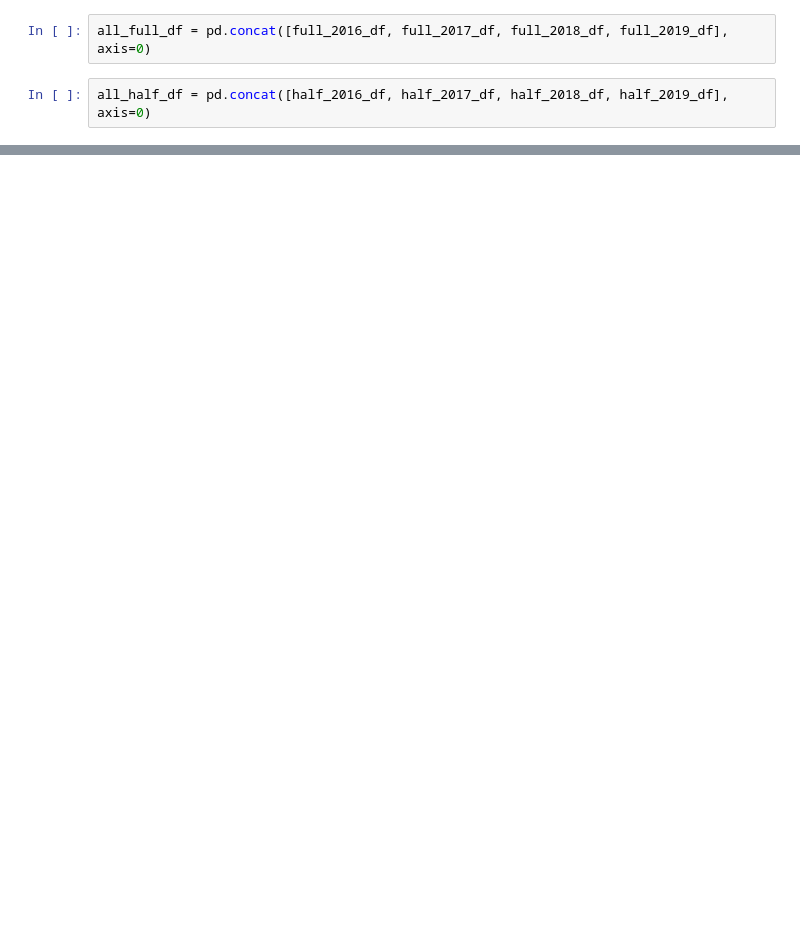
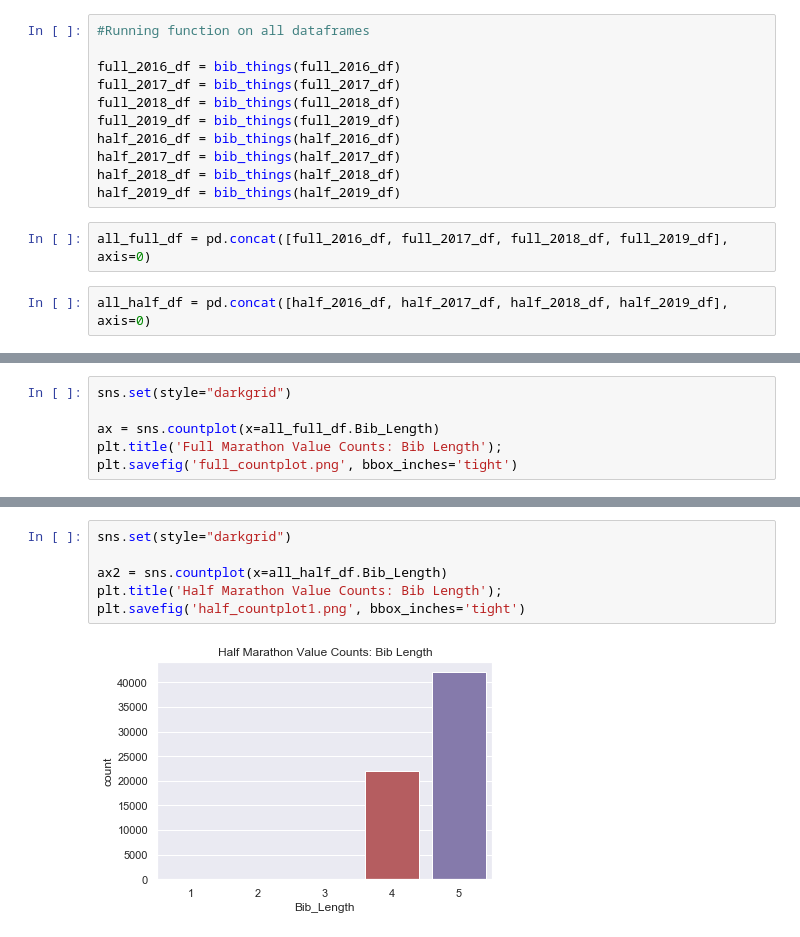
Before and after one commit to rossdingwall/webscraping_marathons, a Jupyter notebook: Ross Marathons From CSV.ipynb, the cells around one changed output, grey strips where cells are left out. Cells and saved outputs as stored; diff of their text form; blank space fills up the shorter version.

```diff
--- a/Ross Marathons From CSV.ipynb
+++ b/Ross Marathons From CSV.ipynb
@@ -46,3 +72,14 @@ half_2019_df['Year'] = 2019
+# %%
+#Running function on all dataframes
+
+full_2016_df = bib_things(full_2016_df)
+full_2017_df = bib_things(full_2017_df)
+full_2018_df = bib_things(full_2018_df)
+full_2019_df = bib_things(full_2019_df)
+half_2016_df = bib_things(half_2016_df)
+half_2017_df = bib_things(half_2017_df)
+half_2018_df = bib_things(half_2018_df)
+half_2019_df = bib_things(half_2019_df)
 # %%
 all_full_df = pd.concat([full_2016_df, full_2017_df, full_2018_df, full_2019_df], axis=0)
 # %%
@@ -344,0 +184,6 @@ full_2018_df.dtypes
+# %%
+sns.set(style="darkgrid")
+
+ax = sns.countplot(x=all_full_df.Bib_Length)
+plt.title('Full Marathon Value Counts: Bib Length');
+plt.savefig('full_countplot.png', bbox_inches='tight')
@@ -344,0 +192,8 @@ full_2018_df.dtypes
+# %%
+sns.set(style="darkgrid")
+
+ax2 = sns.countplot(x=all_half_df.Bib_Length)
+plt.title('Half Marathon Value Counts: Bib Length');
+plt.savefig('half_countplot1.png', bbox_inches='tight')
+# %% [output]
+[figure, added]
```
Also changed, not shown: parts of 103 cells of this notebook, 8 other files.
